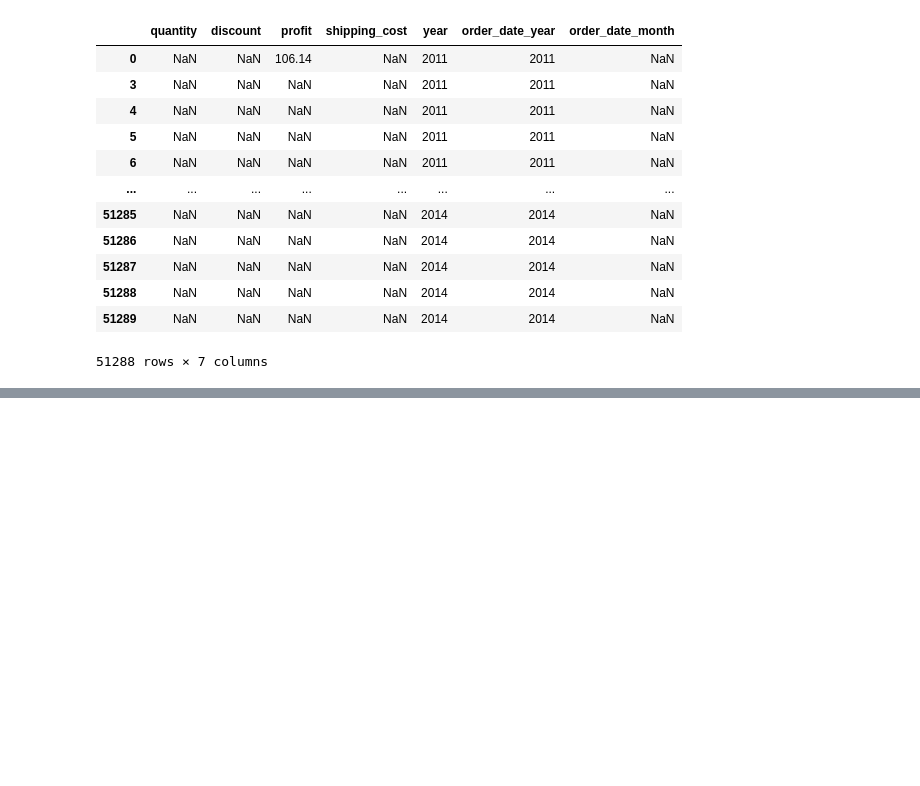
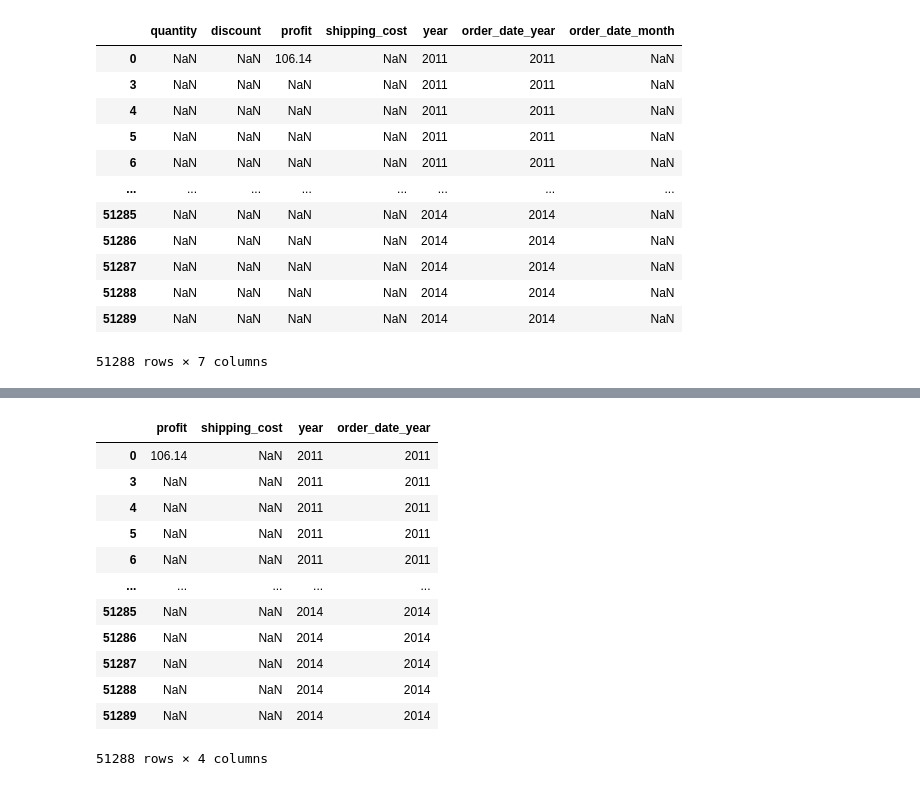
Before and after one commit to pranshuchaurasia/data-science-bootcamp, a Jupyter notebook: python-advanced/pandas_class2.ipynb, the cells around one changed output, grey strips where cells are left out. Cells and saved outputs as stored; diff of their text form; code cells hidden in the pictures; blank space fills up the shorter version.

```diff
--- a/python-advanced/pandas_class2.ipynb
+++ b/python-advanced/pandas_class2.ipynb
@@ -559,0 +576,16 @@ df3
+# %%
+df3.dropna(thresh=3,axis=1)
+# %% [output]
+|  | profit | shipping_cost | year | order_date_year |
+| 0 | 106.14 | NaN | 2011 | 2011 |
+| 3 | NaN | NaN | 2011 | 2011 |
+| 4 | NaN | NaN | 2011 | 2011 |
+| 5 | NaN | NaN | 2011 | 2011 |
+| 6 | NaN | NaN | 2011 | 2011 |
+| ... | ... | ... | ... | ... |
+| 51285 | NaN | NaN | 2014 | 2014 |
+| 51286 | NaN | NaN | 2014 | 2014 |
+| 51287 | NaN | NaN | 2014 | 2014 |
+| 51288 | NaN | NaN | 2014 | 2014 |
+| 51289 | NaN | NaN | 2014 | 2014 |
+51288 rows × 4 columns
```
Also changed, not shown: parts of 4 cells of this notebook.
